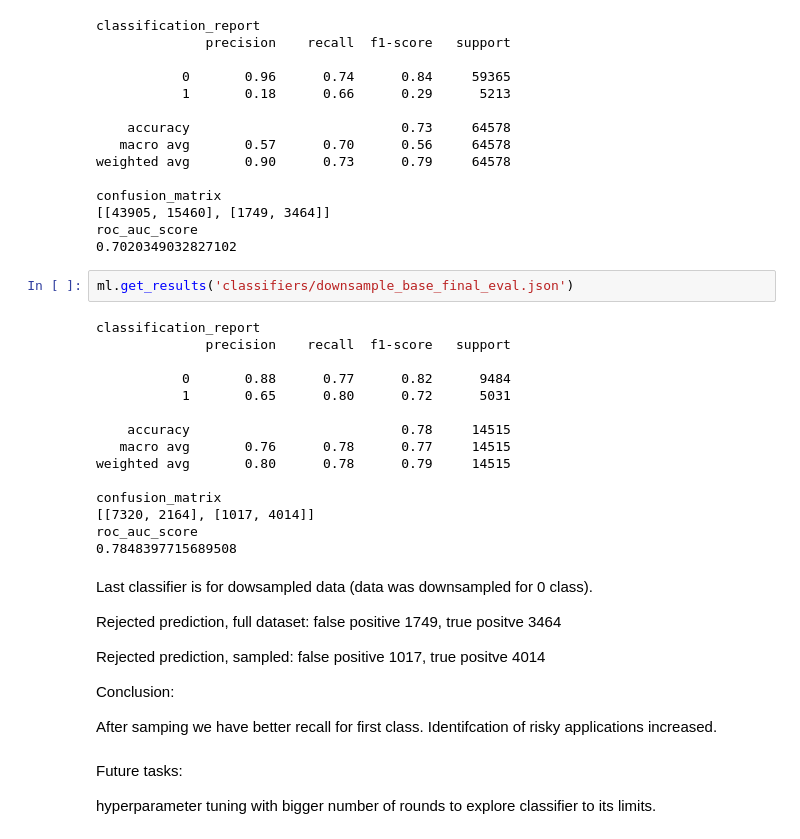
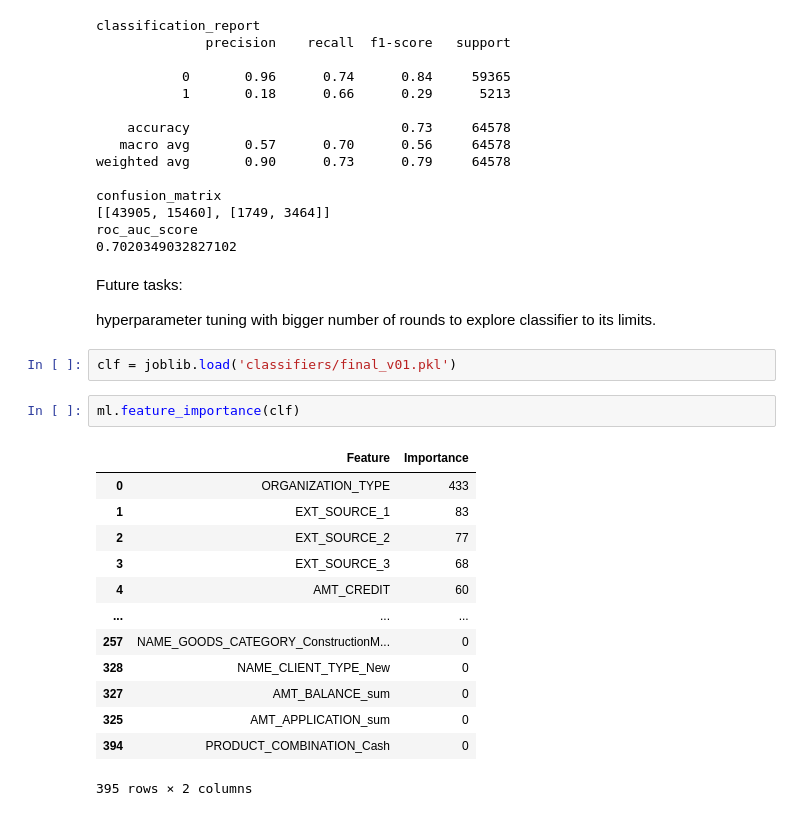
Before and after one commit to metacount/Machine_learning, a Jupyter notebook: Machine_Learning_tools.ipynb, the cells around one changed output. Saved outputs shown, nothing was run; the diff lists cells and outputs as text.

Commit message:
conclusion update

```diff
--- a/Machine_Learning_tools.ipynb
+++ b/Machine_Learning_tools.ipynb
@@ -301,35 +303,25 @@ confusion_matrix
 [[43905, 15460], [1749, 3464]]
 roc_auc_score
 0.7020349032827102
-# %%
-ml.get_results('classifiers/downsample_base_final_eval.json')
-# %% [output]
-classification_report
-              precision    recall  f1-score   support
-
-           0       0.88      0.77      0.82      9484
-           1       0.65      0.80      0.72      5031
-
-    accuracy                           0.78     14515
-   macro avg       0.76      0.78      0.77     14515
-weighted avg       0.80      0.78      0.79     14515
-
-confusion_matrix
-[[7320, 2164], [1017, 4014]]
-roc_auc_score
-0.7848397715689508
-# %% [markdown]
-Last classifier is for dowsampled data (data was downsampled for 0 class).
-
-Rejected prediction, full dataset: false positive 1749, true positve 3464
-
-Rejected prediction, sampled: false positive 1017, true positve 4014
-
-Conclusion:
-
-
-After samping we have better recall for first class. Identifcation of risky applications increased.
 # %% [markdown]
 Future tasks:
 
 hyperparameter tuning with bigger number of rounds to explore classifier to its limits.
+# %%
+clf = joblib.load('classifiers/final_v01.pkl')
+# %%
+ml.feature_importance(clf)
+# %% [output]
+|  | Feature | Importance |
+| 0 | ORGANIZATION_TYPE | 433 |
+| 1 | EXT_SOURCE_1 | 83 |
+| 2 | EXT_SOURCE_2 | 77 |
+| 3 | EXT_SOURCE_3 | 68 |
+| 4 | AMT_CREDIT | 60 |
+| ... | ... | ... |
+| 257 | NAME_GOODS_CATEGORY_ConstructionM... | 0 |
+| 328 | NAME_CLIENT_TYPE_New | 0 |
+| 327 | AMT_BALANCE_sum | 0 |
+| 325 | AMT_APPLICATION_sum | 0 |
+| 394 | PRODUCT_COMBINATION_Cash | 0 |
+395 rows × 2 columns
```
Also changed, not shown: parts of 2 cells of this notebook.
